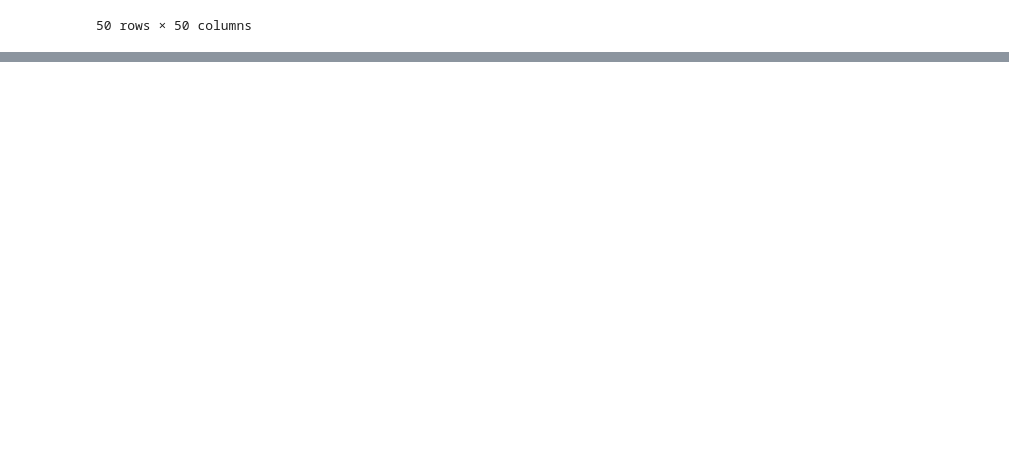
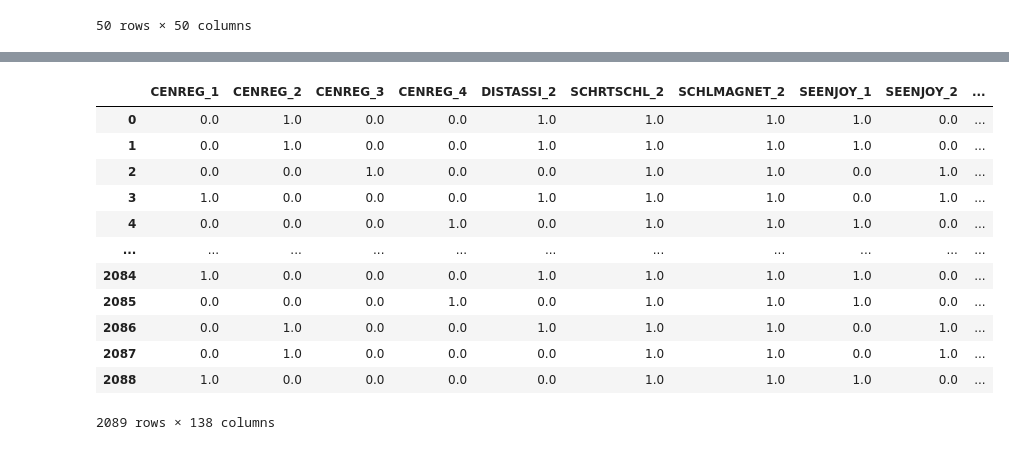
Before and after one commit to agmeadows/Student_Success_Analysis, a Jupyter notebook: Optimize/Bag_and_Boost_trials-Copy1.ipynb, the cells around one changed output, grey strips where cells are left out. Cells and saved outputs as stored; diff of their text form; code cells hidden in the pictures; blank space fills up the shorter version.

```diff
--- a/Optimize/Bag_and_Boost_trials-Copy1.ipynb
+++ b/Optimize/Bag_and_Boost_trials-Copy1.ipynb
@@ -103,7 +124,25 @@ X_train = pd.DataFrame(train_enc, columns=drop_binary_enc.get_feature_names_out(
 # %%
-# one hot encode categorical columns in training set
-# transform the test dataset
+# one hot encoding categorical columns in training set
+# create encoder instance that will drop the 1st category in each feature with 2 categories
+drop_binary_enc = OneHotEncoder(sparse=False, drop='if_binary')
+
+# transform the training dataset
 test_enc = drop_binary_enc.fit_transform(X_test)
 
 # convert back to dataframe
-X_test = pd.DataFrame(test_enc, columns=drop_binary_enc.get_feature_names_out())
+X_test = pd.DataFrame(test_enc, columns=drop_binary_enc.get_feature_names_out(input_features=X_test.columns))
+X_test
+# %% [output]
+|  | CENREG_1 | CENREG_2 | CENREG_3 | CENREG_4 | DISTASSI_2 | SCHRTSCHL_2 | SCHLMAGNET_2 | SEENJOY_1 | SEENJOY_2 | ... |
+| 0 | 0.0 | 1.0 | 0.0 | 0.0 | 1.0 | 1.0 | 1.0 | 1.0 | 0.0 | ... |
+| 1 | 0.0 | 1.0 | 0.0 | 0.0 | 1.0 | 1.0 | 1.0 | 1.0 | 0.0 | ... |
+| 2 | 0.0 | 0.0 | 1.0 | 0.0 | 0.0 | 1.0 | 1.0 | 0.0 | 1.0 | ... |
+| 3 | 1.0 | 0.0 | 0.0 | 0.0 | 1.0 | 1.0 | 1.0 | 0.0 | 1.0 | ... |
+| 4 | 0.0 | 0.0 | 0.0 | 1.0 | 0.0 | 1.0 | 1.0 | 1.0 | 0.0 | ... |
+| ... | ... | ... | ... | ... | ... | ... | ... | ... | ... | ... |
+| 2084 | 1.0 | 0.0 | 0.0 | 0.0 | 1.0 | 1.0 | 1.0 | 1.0 | 0.0 | ... |
+| 2085 | 0.0 | 0.0 | 0.0 | 1.0 | 0.0 | 1.0 | 1.0 | 1.0 | 0.0 | ... |
+| 2086 | 0.0 | 1.0 | 0.0 | 0.0 | 1.0 | 1.0 | 1.0 | 0.0 | 1.0 | ... |
+| 2087 | 0.0 | 1.0 | 0.0 | 0.0 | 0.0 | 1.0 | 1.0 | 0.0 | 1.0 | ... |
+| 2088 | 1.0 | 0.0 | 0.0 | 0.0 | 0.0 | 1.0 | 1.0 | 1.0 | 0.0 | ... |
+2089 rows × 138 columns
```
Also changed, not shown: parts of 19 cells of this notebook, 1 other file.
